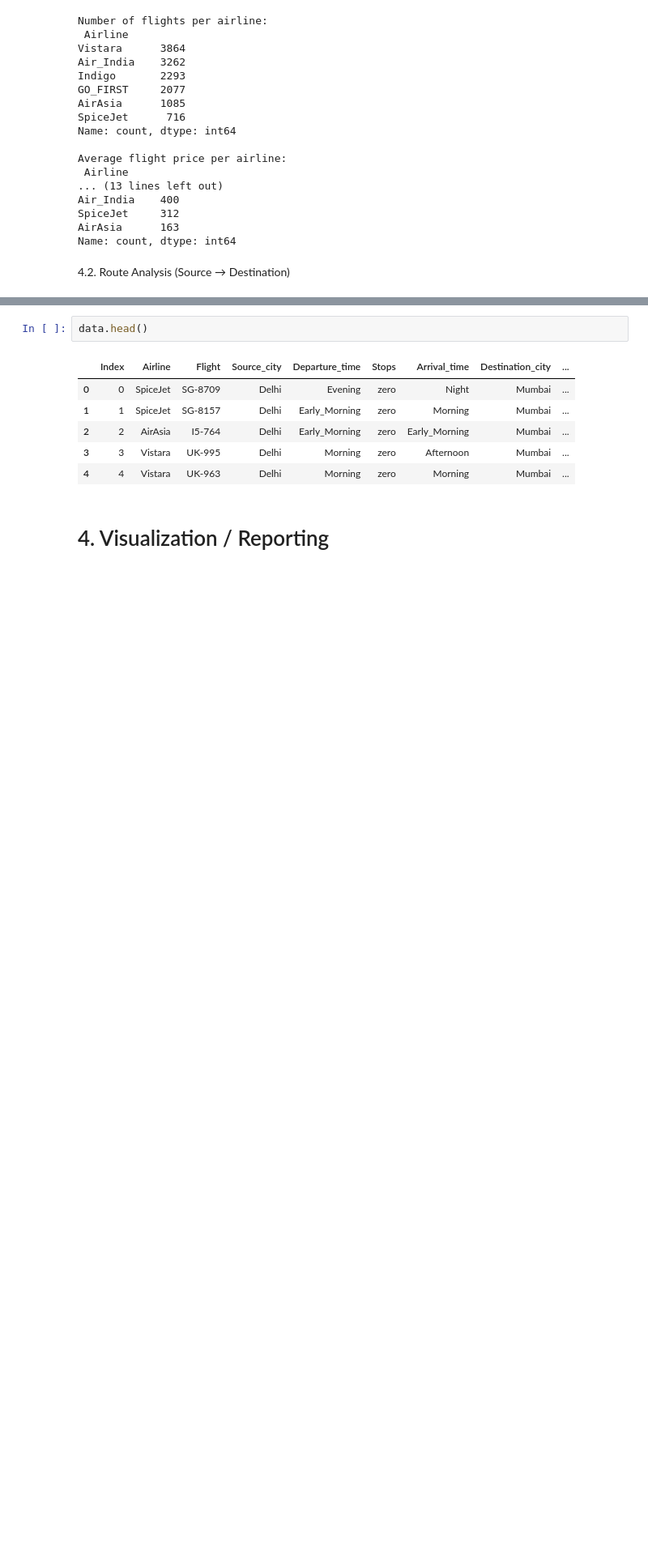
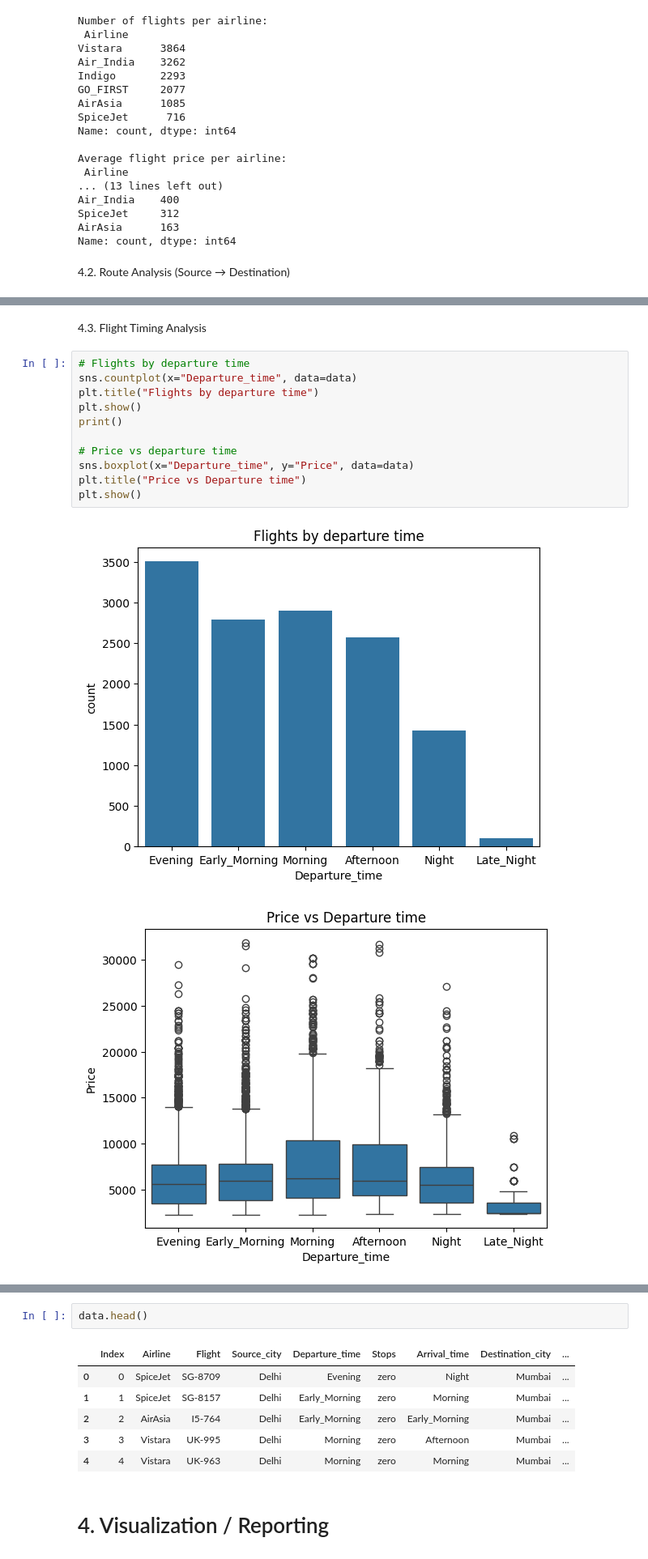
Before and after one commit to nandu26m/data-analytics-projects, a Jupyter notebook: airlines-data-analysis-project/airlines-data-analysis-project.ipynb, the cells around one changed output, grey strips where cells are left out. Shown at 81% size. Saved outputs shown, nothing was run; the diff lists cells and outputs as text; blank space fills up the shorter version.

```diff
--- a/airlines-data-analysis-project/airlines-data-analysis-project.ipynb
+++ b/airlines-data-analysis-project/airlines-data-analysis-project.ipynb
@@ -410,0 +424,16 @@ Name: Price, dtype: float64
+# %% [markdown]
+4.3. Flight Timing Analysis
+# %%
+# Flights by departure time
+sns.countplot(x="Departure_time", data=data)
+plt.title("Flights by departure time")
+plt.show()
+print()
+
+# Price vs departure time
+sns.boxplot(x="Departure_time", y="Price", data=data)
+plt.title("Price vs Departure time")
+plt.show()
+# %% [output]
+[figure, added]
+[figure, added]
```
Also changed, not shown: parts of 11 cells of this notebook.
